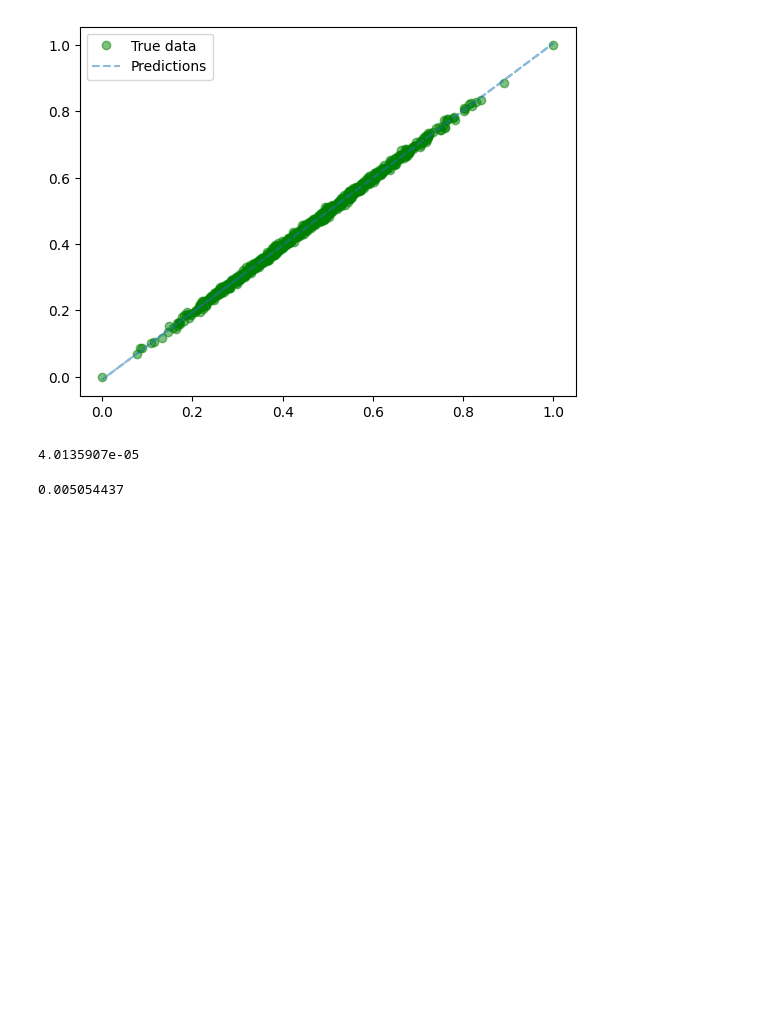
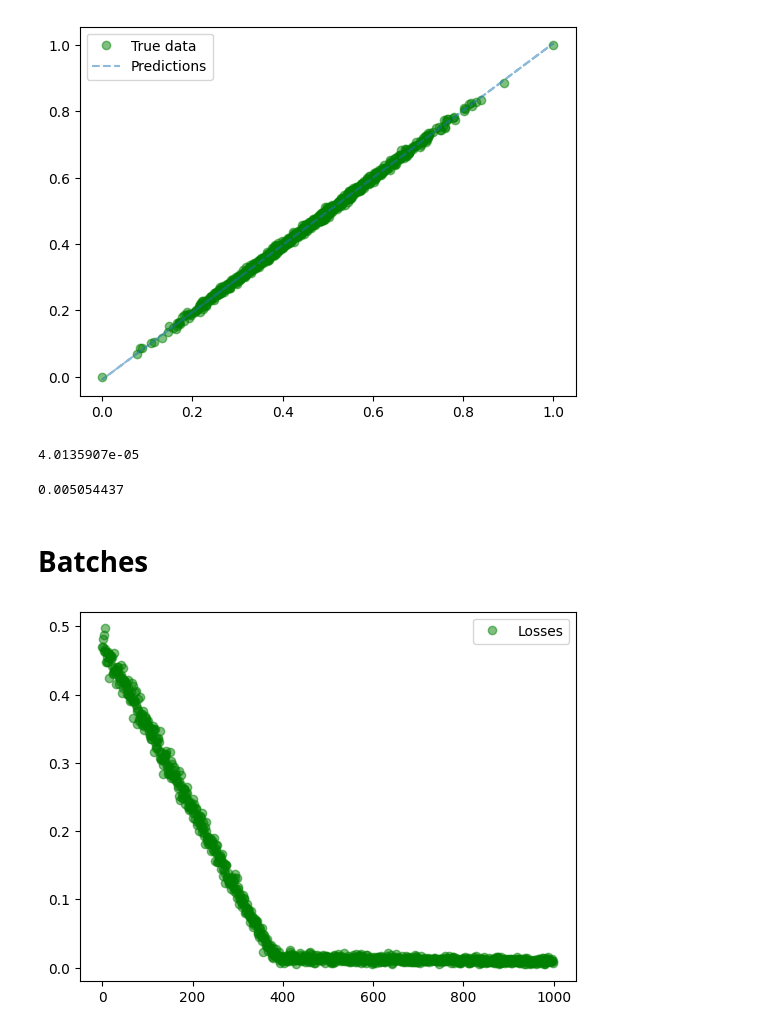
Before and after one commit to LCaravaggio/AnalisisPredictivo, a Jupyter notebook: 03_Regresión_Lineal/RL_con_Pytorch.ipynb, the cells around one changed output. Drawn from its saved outputs; the diff is of its cells as text; code cells hidden in the pictures; blank space fills up the shorter version.

```diff
--- a/03_Regresión_Lineal/RL_con_Pytorch.ipynb
+++ b/03_Regresión_Lineal/RL_con_Pytorch.ipynb
@@ -240,3 +240,43 @@ from sklearn.metrics import mean_absolute_error
 mean_absolute_error(y,yest)
 # %% [output]
 0.005054437
+# %% [markdown]
+# Batches
+# %%
+# Weights and biases
+w = torch.randn(1, 1, requires_grad=True)
+b = torch.randn(1, requires_grad=True)
+#w=torch.tensor([[1.]], requires_grad=True)
+#b=torch.tensor([[0.]], requires_grad=True)
+# %%
+from torch.utils import data
+def load_array(data_arrays, batch_size):
+  dataset = data.TensorDataset(*data_arrays)
+  return data.DataLoader(dataset, batch_size, shuffle=True)
+# %%
+batch_size=10
+data_iter = load_array((inputs, targets), batch_size)
+# %%
+epochs=10
+step=0.001
+losses=[]
+for i in range(epochs):
+  for X_b, y_b in data_iter:
+    preds = model(X_b)
+    loss = l(preds, y_b)
+    loss.backward()
+    losses.append(loss.item())
+    with torch.no_grad():
+      w -= w.grad * step
+      b -= b.grad * step
+      w.grad.zero_()
+      b.grad.zero_()
+# %%
+from matplotlib import pyplot as plt
+
+plt.clf()
+plt.plot(losses, 'go', label='Losses', alpha=0.5)
+plt.legend(loc='best')
+plt.show()
+# %% [output]
+[figure, added]
```
Also changed, not shown: parts of 9 cells of this notebook.
